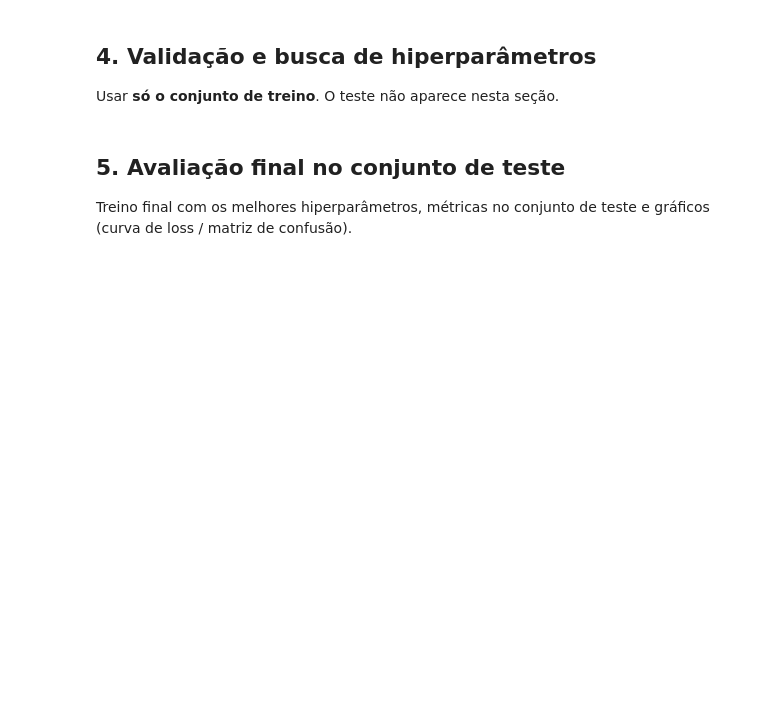
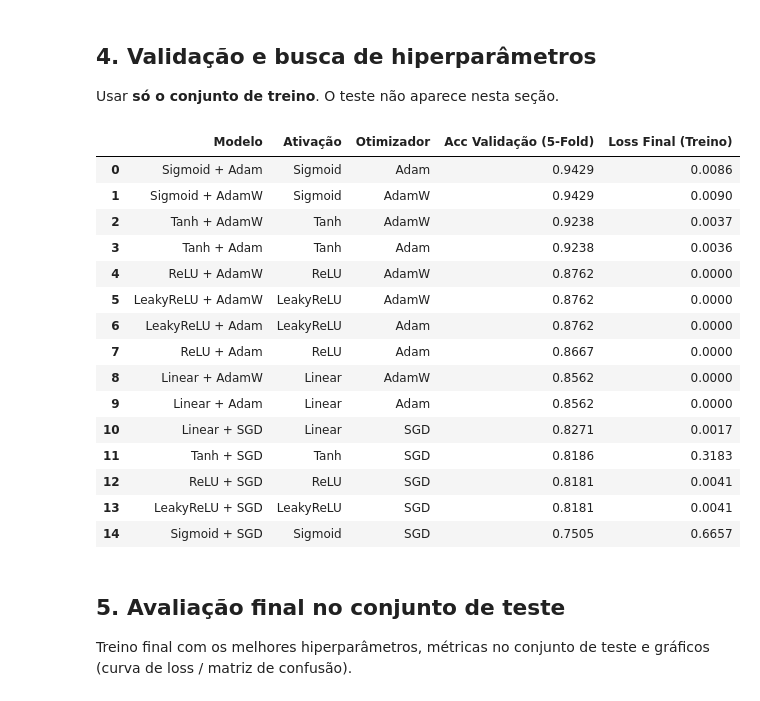
Before and after one commit to Machine-Learning-Name-in-progress/Classification-Pipeline, a Jupyter notebook: classification_pipeline_neural_networks.ipynb, the cells around one changed output. Cells and saved outputs as stored; diff of their text form; code cells hidden in the pictures; blank space fills up the shorter version.

```diff
--- a/classification_pipeline_neural_networks.ipynb
+++ b/classification_pipeline_neural_networks.ipynb
@@ -98,3 +152,17 @@ Divisão estratificada e padronização calculada **só no treino** e aplicada n
+# %%
+# coluna y alvo para treino e teste:
+y_train = one_hot(X_train[[TARGET]], columns=[TARGET], drop=True)
+y_test = one_hot(X_test[[TARGET]], columns=[TARGET], drop=True)
+class_cols = sorted(y_train.columns)
+
+y_train = y_train[class_cols].to_numpy()
+y_test = y_test[class_cols].to_numpy()
+
+#indices inteiros para calcular métricas de classificação:
+# acurácia, f1-score, matriz de confusão, etc.
+y_train_idx = np.argmax(y_train, axis=1)
+y_test_idx = np.argmax(y_test, axis=1)
+labels_list = list(range(len(class_cols)))
 # %% [markdown]
 ## 3. Modelo: Rede Neural (MLP)
 
@@ -110,6 +216,91 @@ Divisão estratificada e padronização calculada **só no treino** e aplicada n
 ## 4. Validação e busca de hiperparâmetros
 
 Usar **só o conjunto de treino**. O teste não aparece nesta seção.
+# %%
+# Grade de hiperparâmetros para encontrar o melhor modelo geral:
+param_grid = {
+    "hidden_units": [16, 32, 64],
+    "lr": [0.001, 0.01],
+    "epochs": [200],
+    "activation": [ReLU, LeakyReLU, Tanh, Sigmoid, Linear],
+    "optimizer": [SGD, Adam, AdamW],
+}
+
+set_seed(SEED)
+search_results = grid_search_cv(
+    model=MLPClassifier,
+    param_grid=param_grid,
+    X=X_tr_pca,
+    y=y_train_idx,
+    k=N_FOLDS,
+    scoring=accuracy,
+    greater_is_better=True,
+)
+
+# Avaliar TODAS as combinações ativação-otimizador na validação, cross val
+# fixando hidden_units, lr e epochs do melhor modelo para comparação justa:
+best_params = search_results["best_params"]
+cv_rows = []
+candidate_models = {}
+
+for act_cls in param_grid["activation"]:
+    for opt_cls in param_grid["optimizer"]:
+        set_seed(SEED)
+        res = grid_search_cv(
+            model=MLPClassifier,
+            param_grid={
+                "hidden_units": [best_params["hidden_units"]],
+                "lr": [best_params["lr"]],
+                "epochs": [best_params["epochs"]],
+                "activation": [act_cls],
+                "optimizer": [opt_cls],
+            },
+            X=X_tr_pca,
+            y=y_train_idx,
+            k=N_FOLDS,
+            scoring=accuracy,
+            greater_is_better=True,
+        )
+        key = f"{act_cls.__name__} + {opt_cls.__name__}"
+        candidate_models[key] = {
+            "activation": act_cls.__name__,
+            "optimizer": opt_cls.__name__,
+            "cv_score": res["best_score"],
+            "estimator": res["best_estimator"],
+        }
+        cv_rows.append(
+            {
+                "Modelo": key,
+                "Ativação": act_cls.__name__,
+                "Otimizador": opt_cls.__name__,
+                "Acc Validação (5-Fold)": res["best_score"],
+                "Loss Final (Treino)": res["best_estimator"].loss_history[-1],
+            }
+        )
+
+cv_df = (
+    pd.DataFrame(cv_rows)
+    .sort_values(by="Acc Validação (5-Fold)", ascending=False)
+    .reset_index(drop=True)
+)
+display(cv_df.round(4))
+# %% [output]
+|  | Modelo | Ativação | Otimizador | Acc Validação (5-Fold) | Loss Final (Treino) |
+| 0 | Sigmoid + Adam | Sigmoid | Adam | 0.9429 | 0.0086 |
+| 1 | Sigmoid + AdamW | Sigmoid | AdamW | 0.9429 | 0.0090 |
+| 2 | Tanh + AdamW | Tanh | AdamW | 0.9238 | 0.0037 |
+| 3 | Tanh + Adam | Tanh | Adam | 0.9238 | 0.0036 |
+| 4 | ReLU + AdamW | ReLU | AdamW | 0.8762 | 0.0000 |
+| 5 | LeakyReLU + AdamW | LeakyReLU | AdamW | 0.8762 | 0.0000 |
+| 6 | LeakyReLU + Adam | LeakyReLU | Adam | 0.8762 | 0.0000 |
+| 7 | ReLU + Adam | ReLU | Adam | 0.8667 | 0.0000 |
+| 8 | Linear + AdamW | Linear | AdamW | 0.8562 | 0.0000 |
+| 9 | Linear + Adam | Linear | Adam | 0.8562 | 0.0000 |
+| 10 | Linear + SGD | Linear | SGD | 0.8271 | 0.0017 |
+| 11 | Tanh + SGD | Tanh | SGD | 0.8186 | 0.3183 |
+| 12 | ReLU + SGD | ReLU | SGD | 0.8181 | 0.0041 |
+| 13 | LeakyReLU + SGD | LeakyReLU | SGD | 0.8181 | 0.0041 |
+| 14 | Sigmoid + SGD | Sigmoid | SGD | 0.7505 | 0.6657 |
 # %% [markdown]
 ## 5. Avaliação final no conjunto de teste
 
```
Also changed, not shown: parts of 15 cells of this notebook, 2 other files.
